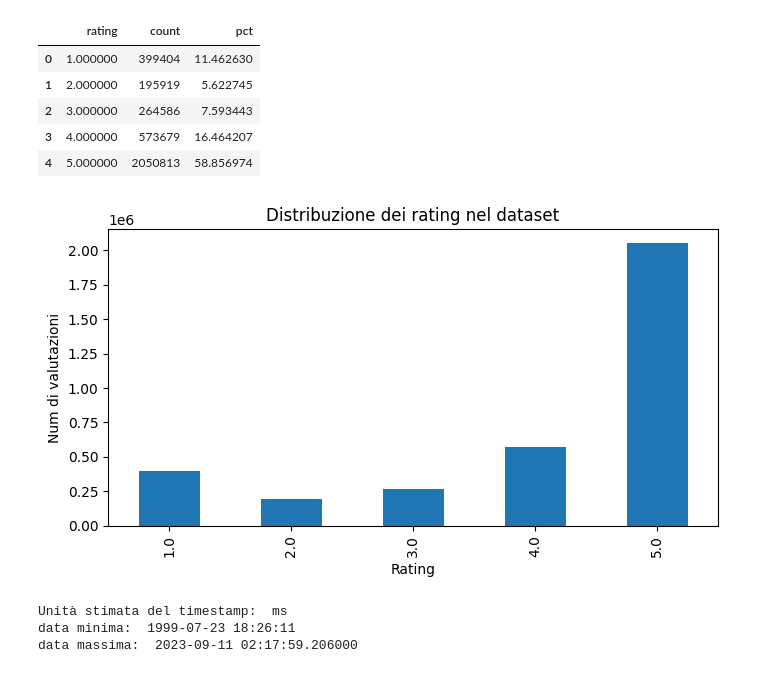
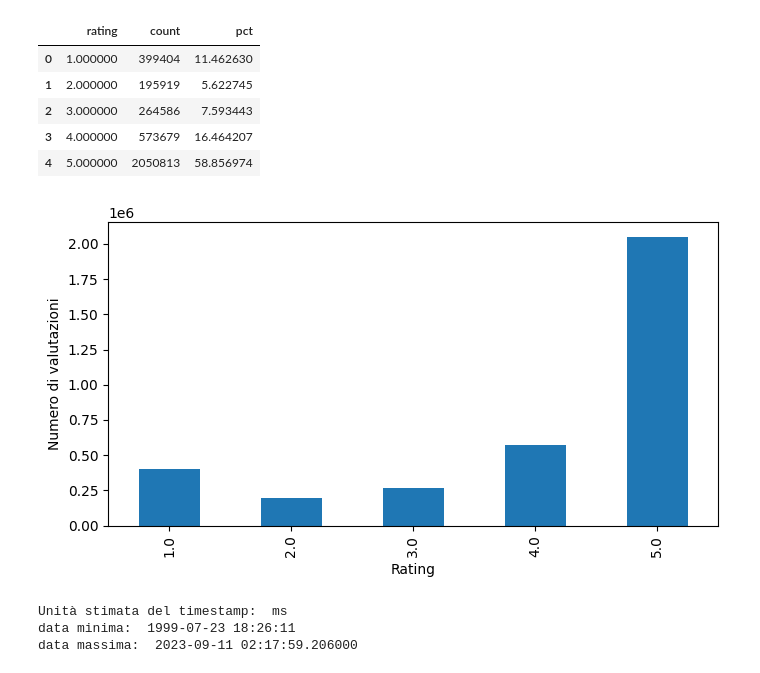
Before and after one commit to arsid2828/Tesi-ecommerce, a Jupyter notebook: notebooks/02_explore_electronics_dataset.ipynb, the cells around one changed output. Cells and saved outputs as stored; diff of their text form; code cells hidden in the pictures.

```diff
--- a/notebooks/02_explore_electronics_dataset.ipynb
+++ b/notebooks/02_explore_electronics_dataset.ipynb
@@ -270,16 +261,16 @@ rating_dist
 # %%
 #schema dei dati visti sopra sui rating
 plt.figure(figsize=(7,4))
 rating_dist.dropna(subset=["rating"]).plot(
     x="rating",y="count",kind="bar",legend=False,ax=plt.gca()
 )
-plt.title("Distribuzione dei rating nel dataset")
+#plt.title("Distribuzione dei rating nel dataset")
 plt.xlabel("Rating")
-plt.ylabel("Num di valutazioni")
+plt.ylabel("Numero di valutazioni")
 plt.tight_layout()
 plt.show()
 # %% [output]
-[figure, old version]
+[figure, new version]
 # %%
 #funzione per capire se timestamp sono in sec o millisec
 def timestamp_un(series:pd.Series)->str | None:
```
Also changed, not shown: parts of 6 cells of this notebook, 9 other files.
